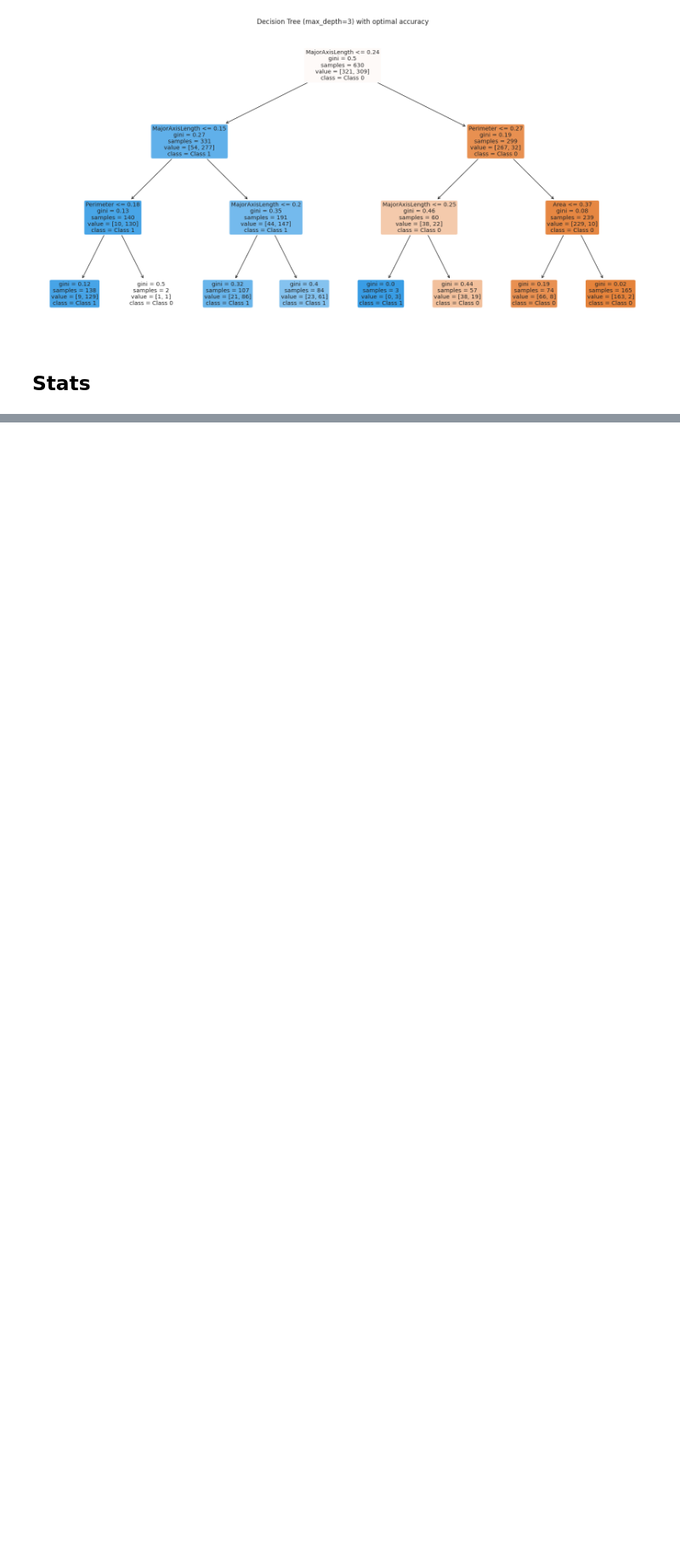
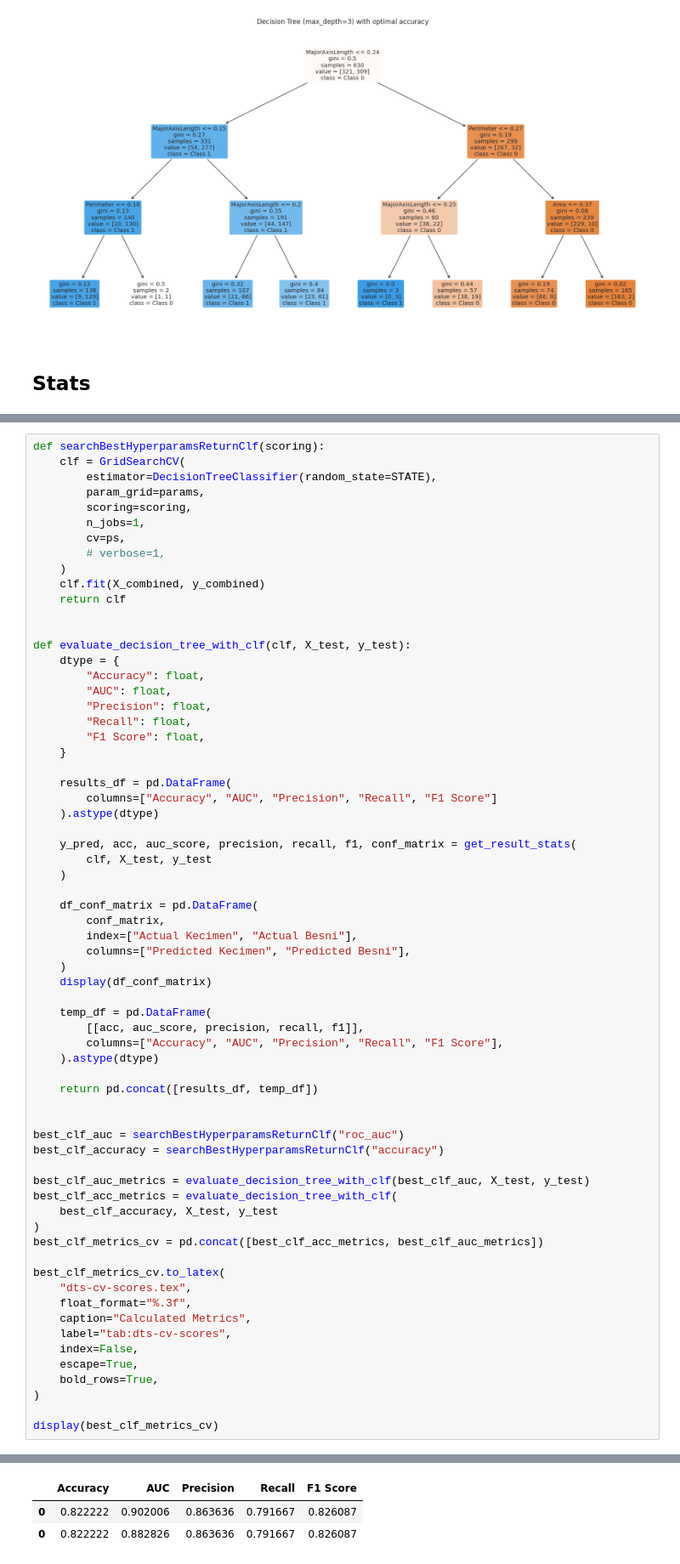
Before and after one commit to neiios/dtmm-task-4, a Jupyter notebook: dts.ipynb, the cells around one changed output, grey strips where cells are left out. Shown at 85% size. Cells and saved outputs as stored; diff of their text form; blank space fills up the shorter version.

```diff
--- a/dts.ipynb
+++ b/dts.ipynb
@@ -298,3 +349,70 @@ display(results_df)
 | 0 | 6 | 0.792593 | 0.814153 | 0.823529 | 0.777778 | 0.800000 |
 | 0 | 10 | 0.800000 | 0.811839 | 0.835821 | 0.777778 | 0.805755 |
 | 0 | 14 | 0.792593 | 0.796737 | 0.814286 | 0.791667 | 0.802817 |
+# %%
+def searchBestHyperparamsReturnClf(scoring):
+    clf = GridSearchCV(
+        estimator=DecisionTreeClassifier(random_state=STATE),
+        param_grid=params,
+        scoring=scoring,
+        n_jobs=1,
+        cv=ps,
+        # verbose=1,
+    )
+    clf.fit(X_combined, y_combined)
+    return clf
+
+
+def evaluate_decision_tree_with_clf(clf, X_test, y_test):
+    dtype = {
+        "Accuracy": float,
+        "AUC": float,
+        "Precision": float,
+        "Recall": float,
+        "F1 Score": float,
+    }
+
+    results_df = pd.DataFrame(
+        columns=["Accuracy", "AUC", "Precision", "Recall", "F1 Score"]
+    ).astype(dtype)
+
+    y_pred, acc, auc_score, precision, recall, f1, conf_matrix = get_result_stats(
+        clf, X_test, y_test
+    )
+
+    df_conf_matrix = pd.DataFrame(
+        conf_matrix,
+        index=["Actual Kecimen", "Actual Besni"],
+        columns=["Predicted Kecimen", "Predicted Besni"],
+    )
+    display(df_conf_matrix)
+
+    temp_df = pd.DataFrame(
+        [[acc, auc_score, precision, recall, f1]],
+        columns=["Accuracy", "AUC", "Precision", "Recall", "F1 Score"],
+    ).astype(dtype)
+
+    return pd.concat([results_df, temp_df])
+
+
+best_clf_auc = searchBestHyperparamsReturnClf("roc_auc")
+best_clf_accuracy = searchBestHyperparamsReturnClf("accuracy")
+
+best_clf_auc_metrics = evaluate_decision_tree_with_clf(best_clf_auc, X_test, y_test)
+best_clf_acc_metrics = evaluate_decision_tree_with_clf(
+    best_clf_accuracy, X_test, y_test
+)
+best_clf_metrics_cv = pd.concat([best_clf_acc_metrics, best_clf_auc_metrics])
+
+best_clf_metrics_cv.to_latex(
+    "dts-cv-scores.tex",
+    float_format="%.3f",
+    caption="Calculated Metrics",
+    label="tab:dts-cv-scores",
+    index=False,
+    escape=True,
+    bold_rows=True,
+)
+
+display(best_clf_metrics_cv)
+# %% [output]
@@ -300,0 +425,3 @@ display(results_df)
+|  | Accuracy | AUC | Precision | Recall | F1 Score |
+| 0 | 0.822222 | 0.902006 | 0.863636 | 0.791667 | 0.826087 |
+| 0 | 0.822222 | 0.882826 | 0.863636 | 0.791667 | 0.826087 |
```
Also changed, not shown: parts of 11 cells of this notebook.
